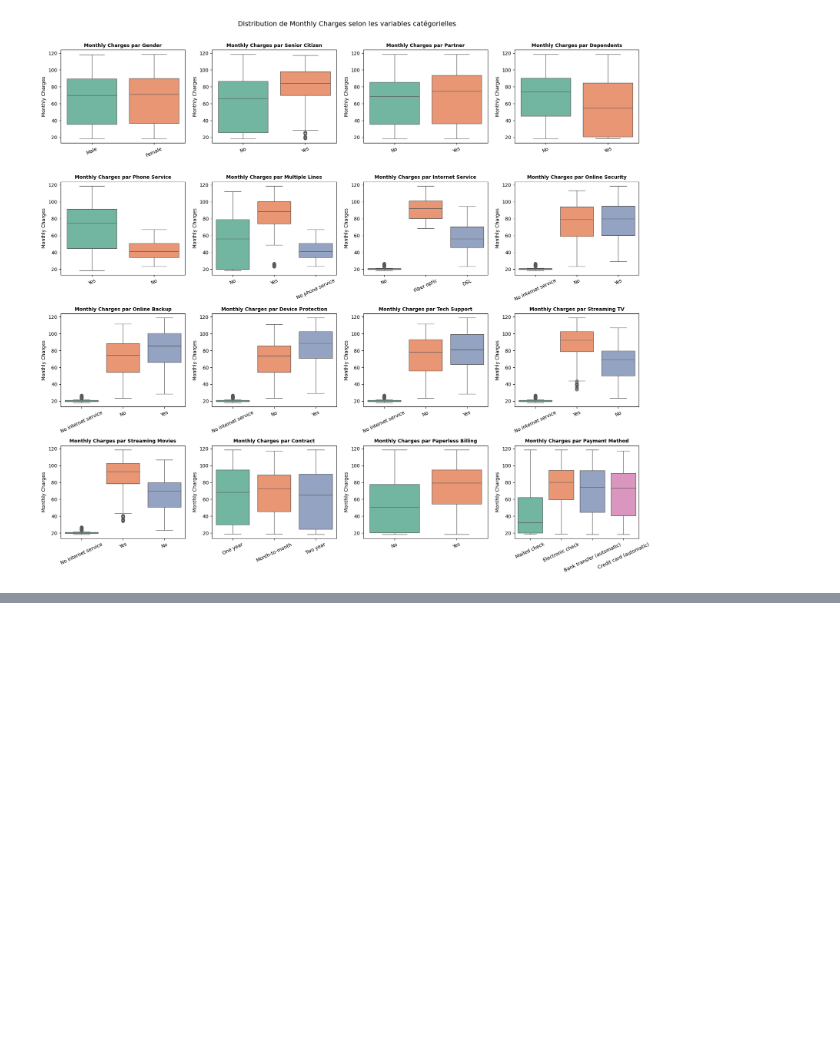
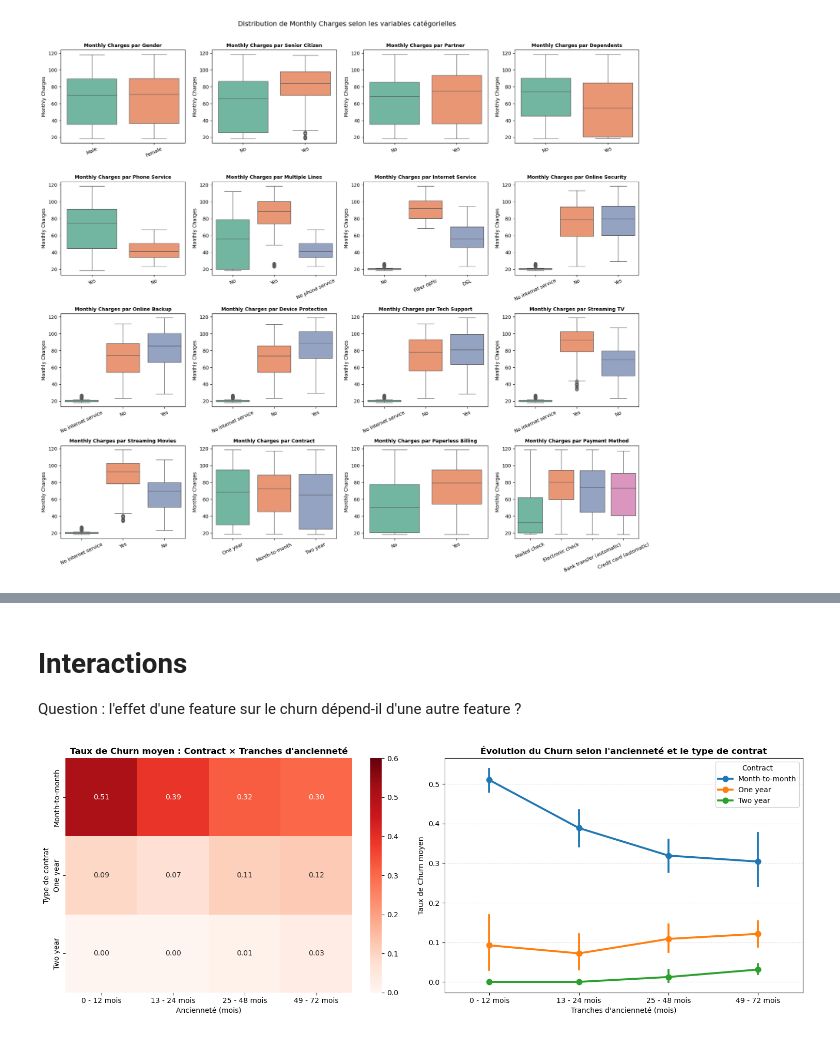
Before and after one commit to amhakimouse/Keepify, a Jupyter notebook: preprocessing/data cleaning.ipynb, the cells around one changed output, grey strips where cells are left out. Cells and saved outputs as stored; diff of their text form; code cells hidden in the pictures; blank space fills up the shorter version.

```diff
--- a/preprocessing/data cleaning.ipynb
+++ b/preprocessing/data cleaning.ipynb
@@ -398,12 +383,9 @@ dtype: int64
 from sklearn.model_selection import train_test_split
 
 X = df[cols]; y = df["Churn Value"]
-X_tr, X_test, y_tr, y_test = train_test_split(
+X_train, X_test, y_train, y_test = train_test_split(
     X, y, test_size=0.20, stratify=y, random_state=42)
 # pour cross validation
-X_train, X_val, y_train, y_val = train_test_split(
-    X_tr, y_tr, test_size=0.25, stratify=y_tr, random_state=42,shuffle=True)  # 60/20/20
-
 # on stratifie por garder des labels de target dans les 3 datasets...
 # et puisqu'on a pas des timeseries pas de prb pour le shuffle
 # %%
@@ -1143,0 +1141,58 @@ for num_c in num_box:
+# %% [markdown]
+# Interactions
+Question : l'effet d'une feature sur le churn dépend-il d'une autre feature ?
+# %%
+# 1. Préparer les données propres avec tranches ordonnées
+df_plot = pd.DataFrame({
+    "Contract": X_train["Contract"],
+    "Tenure Months": X_train["Tenure Months"],
+    "Churn": (y_train == "Yes").astype(int) if y_train.dtype == "object" else y_train
+})
+
+labels_tenure = ["0 - 12 mois", "13 - 24 mois", "25 - 48 mois", "49 - 72 mois"]
+df_plot["tenure_bin"] = pd.cut(
+    df_plot["Tenure Months"],
+    bins=[0, 12, 24, 48, 72],
+    labels=labels_tenure,
+    include_lowest=True
+)
+
+# 2. Figure côte à côte (1 ligne, 2 colonnes)
+fig, axes = plt.subplots(1, 2, figsize=(15, 5.5))
+
+# --- Graphique 1 : Heatmap ---
+contract_order = ["Month-to-month", "One year", "Two year"]
+pv = df_plot.pivot_table(
+    index="Contract",
+    columns="tenure_bin",
+    values="Churn",
+    aggfunc="mean",
+    observed=True
+).reindex(contract_order)
+
+sns.heatmap(pv, annot=True, fmt=".2f", cmap="Reds", vmin=0, vmax=0.6, ax=axes[0])
+axes[0].set_title("Taux de Churn moyen : Contract × Tranches d'ancienneté", fontweight="bold")
+axes[0].set_ylabel("Type de contrat")
+axes[0].set_xlabel("Ancienneté (mois)")
+
+# --- Graphique 2 : Courbes ordonnées (Pointplot) ---
+sns.pointplot(
+    data=df_plot,
+    x="tenure_bin",
+    y="Churn",
+    hue="Contract",
+    hue_order=contract_order,
+    errorbar=("ci", 95),
+    markers="o",
+    linestyles="-",
+    ax=axes[1]
+)
+axes[1].set_title("Évolution du Churn selon l'ancienneté et le type de contrat", fontweight="bold")
+axes[1].set_ylabel("Taux de Churn moyen")
+axes[1].set_xlabel("Tranches d'ancienneté (mois)")
+axes[1].grid(axis="y", linestyle="--", alpha=0.4)
+
+plt.tight_layout()
+plt.show()
+# %% [output]
+[figure, added]
```
Also changed, not shown: parts of 7 cells of this notebook, 1 other file.
